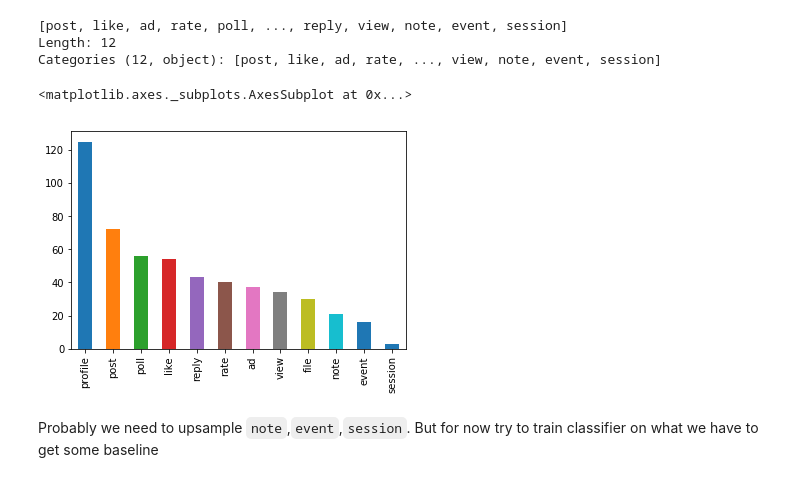
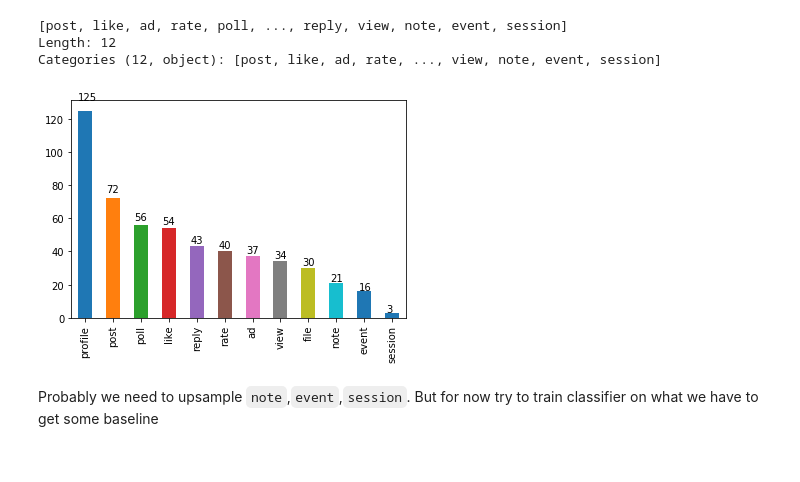
Before and after one commit to sudodoki/prj-nlp, a Jupyter notebook: students/SerhiiNechyporchuk/project/Project.ipynb, the cells around one changed output. Cells and saved outputs as stored; diff of their text form; code cells hidden in the pictures.

```diff
--- a/students/SerhiiNechyporchuk/project/Project.ipynb
+++ b/students/SerhiiNechyporchuk/project/Project.ipynb
@@ -128,11 +129,12 @@ wl['label'].unique()
 [post, like, ad, rate, poll, ..., reply, view, note, event, session]
 Length: 12
 Categories (12, object): [post, like, ad, rate, ..., view, note, event, session]
-# %%
-wl['label'].value_counts().plot(kind='bar')
-# %% [output]
-<matplotlib.axes._subplots.AxesSubplot at 0x...>
-[figure, removed]
+# %%
+ax = wl['label'].value_counts().plot(kind='bar')
+for p in ax.patches:
+    ax.annotate(str(p.get_height()), (p.get_x() * 1.005, p.get_height() * 1.05))
+# %% [output]
+[figure, added]
 # %% [markdown]
 Probably we need to upsample `note`,`event`,`session`. But for now try to train classifier on what we have to get some baseline
 # %%
```
Also changed, not shown: parts of 18 cells of this notebook.
